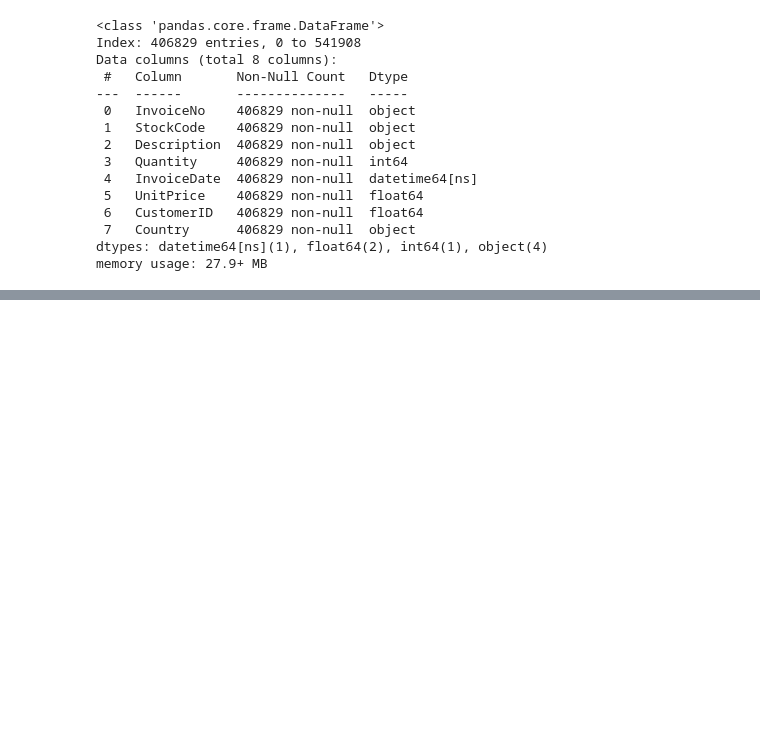
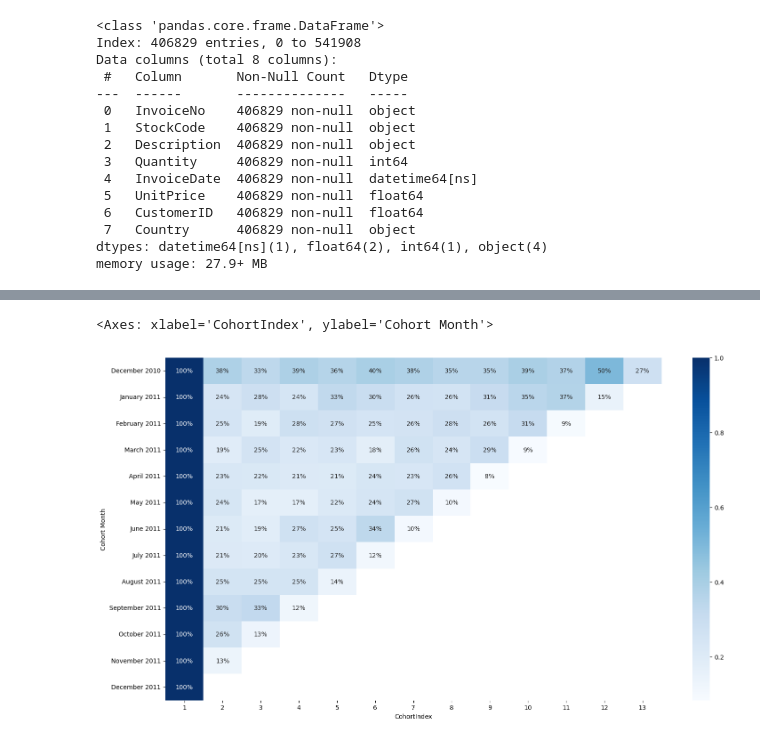
Before and after one commit to Lehuyen2528/Data-Portfolio, a Jupyter notebook: Cohort analysis/Code.ipynb, the cells around one changed output, grey strips where cells are left out. Drawn from its saved outputs; the diff is of its cells as text; code cells hidden in the pictures; blank space fills up the shorter version.

```diff
--- a/Cohort analysis/Code.ipynb
+++ b/Cohort analysis/Code.ipynb
@@ -90,0 +179,4 @@ data.head(10)
+# %%
+# Create percent cohort table
+new_cohort_table = cohort_table.divide(cohort_table.iloc[:,0], axis=0)
+new_cohort_table
@@ -90,0 +199,7 @@ data.head(10)
+# %%
+#Create a percentages visual
+plt.figure(figsize=(18,10))
+sns.heatmap(new_cohort_table, annot= True, cmap = 'Blues', fmt='.0%')
+# %% [output]
+<Axes: xlabel='CohortIndex', ylabel='Cohort Month'>
+[figure, added]
```
Also changed, not shown: parts of 10 cells of this notebook.
